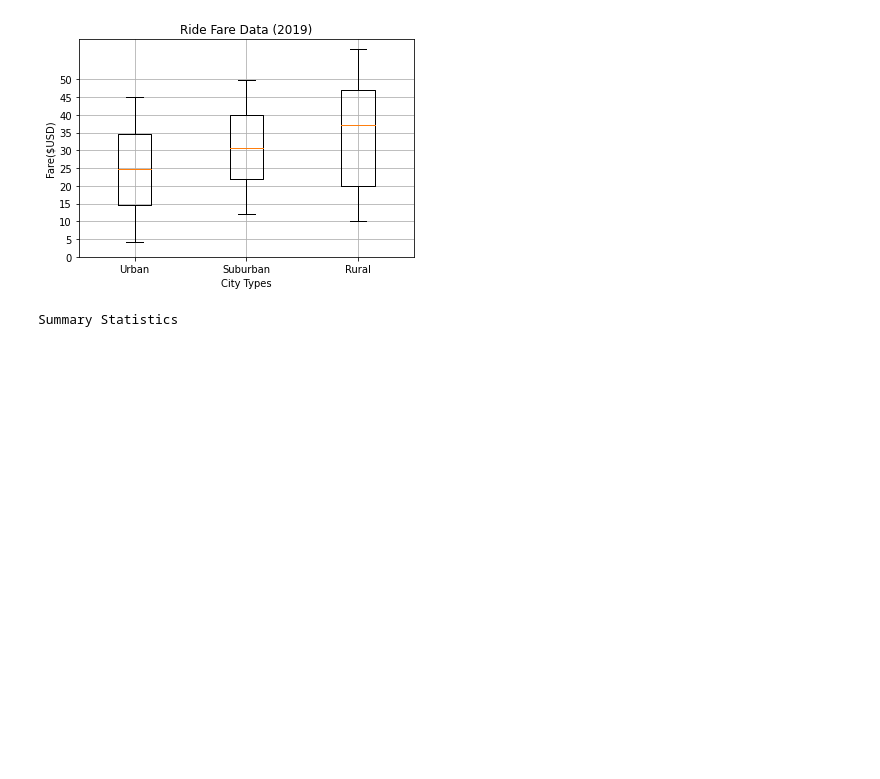
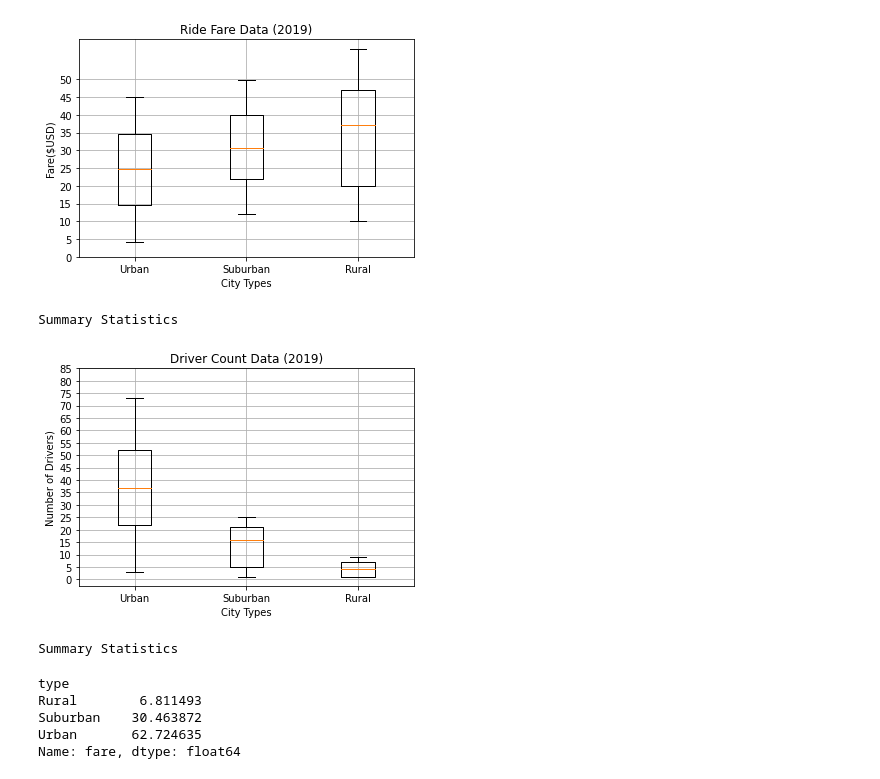
Before and after one commit to oyuka1112/PyBer_Analysis, a Jupyter notebook: Untitled.ipynb, the cells around one changed output. Saved outputs shown, nothing was run; the diff lists cells and outputs as text; code cells hidden in the pictures; blank space fills up the shorter version.

```diff
--- a/Untitled.ipynb
+++ b/Untitled.ipynb
@@ -385,14 +385,30 @@ print("Summary Statistics")
 Summary Statistics
 # %%
 # Create the box-and-whisker plot for the driver count data.
-x_labels = ["Urban"]
+x_labels = ["Urban", "Suburban", "Rural"]
+drivers_data = [urban_drivers, suburban_drivers, rural_drivers]
 fig, ax = plt.subplots()
-ax.boxplot(urban_drivers,labels=x_labels)
+ax.boxplot(drivers_data,labels=x_labels)
 # Add the title, y-axis label and grid.
 ax.set_title('Driver Count Data (2019)')
 ax.set_ylabel('Number of Drivers)')
+ax.set_xlabel("City Types")
 ax.set_yticks(np.arange(0, 90, step=5.0))
 ax.grid()
 plt.show()
 print("Summary Statistics")
-urban_drivers.describe()
+# urban_drivers.describe()
+# %% [output]
+[figure, added]
+Summary Statistics
+# %%
+sum_fares_by_type = pyber_df.groupby("type").sum()["fare"]
+total_fares = sum(pyber_df["fare"])
+type_per = 100 * sum_fares_by_type/total_fares
+type_per
+# %% [output]
+type
+Rural        6.811493
+Suburban    30.463872
+Urban       62.724635
+Name: fare, dtype: float64
```
Also changed, not shown: parts of 6 cells of this notebook.
